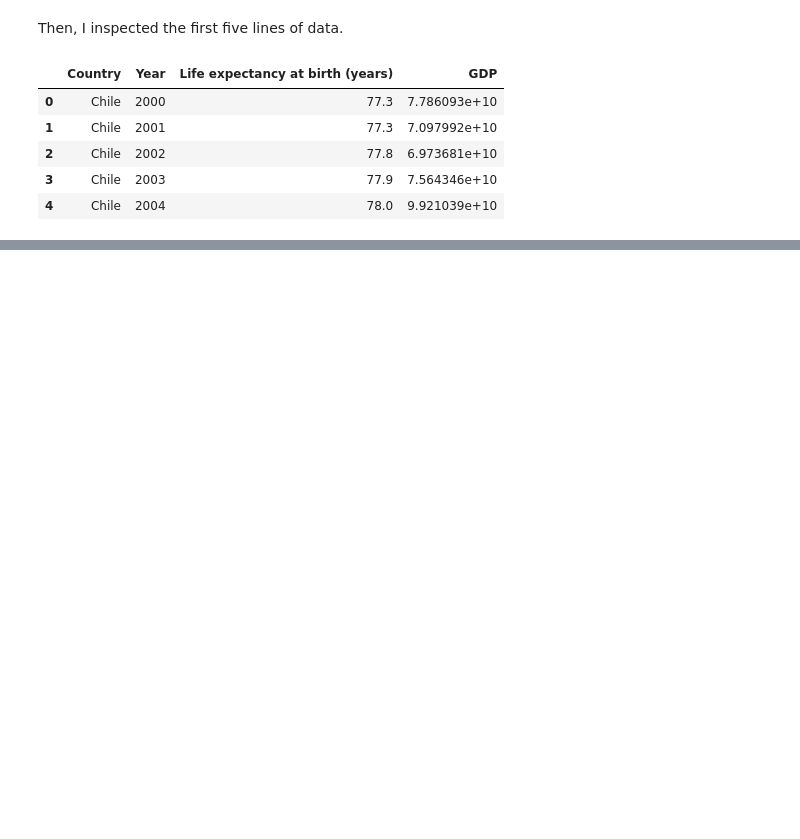
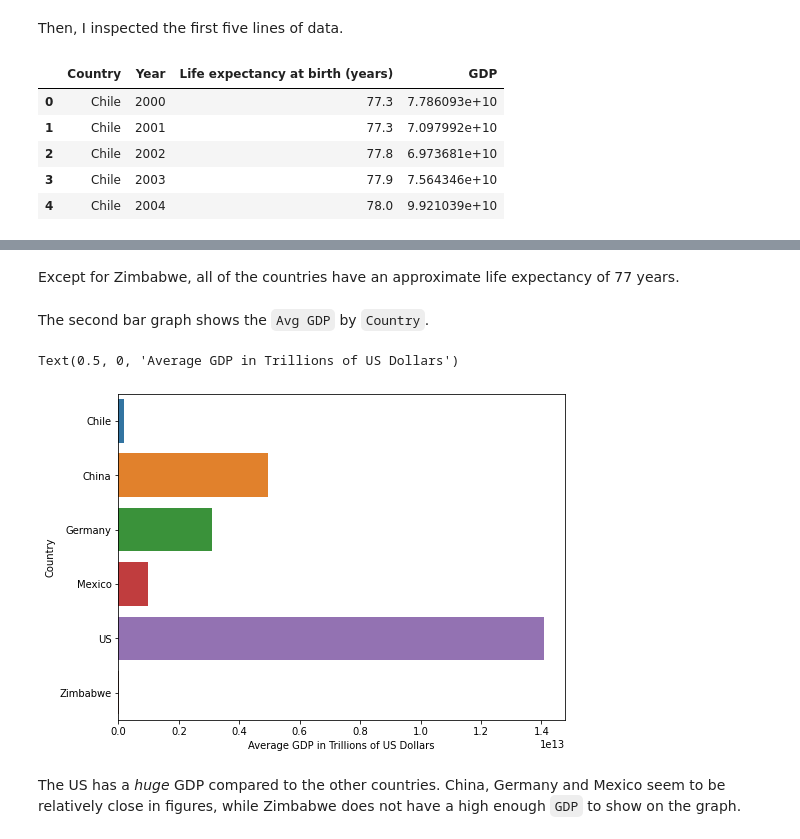
Before and after one commit to baker-jr-john/Life_Expectancy_and_GDP, a Jupyter notebook: life_expectancy_gdp.ipynb, the cells around one changed output, grey strips where cells are left out. Saved outputs shown, nothing was run; the diff lists cells and outputs as text; code cells hidden in the pictures; blank space fills up the shorter version.

```diff
--- a/life_expectancy_gdp.ipynb
+++ b/life_expectancy_gdp.ipynb
@@ -58,0 +123,13 @@ I started my analysis...
+# %% [markdown]
+Except for Zimbabwe, all of the countries have an approximate life expectancy of 77 years.
+# %% [markdown]
+The second bar graph shows the `Avg GDP` by `Country`.
+# %%
+plt.figure(figsize=(8,6))
+sns.barplot(x="Avg GDP", y="Country", data=all_data_Means)
+plt.xlabel("Average GDP in Trillions of US Dollars")
+# %% [output]
+Text(0.5, 0, 'Average GDP in Trillions of US Dollars')
+[figure, added]
+# %% [markdown]
+The US has a *huge* GDP compared to the other countries. China, Germany and Mexico seem to be relatively close in figures, while Zimbabwe does not have a high enough `GDP` to show on the graph.
```
Also changed, not shown: parts of 27 cells of this notebook.
